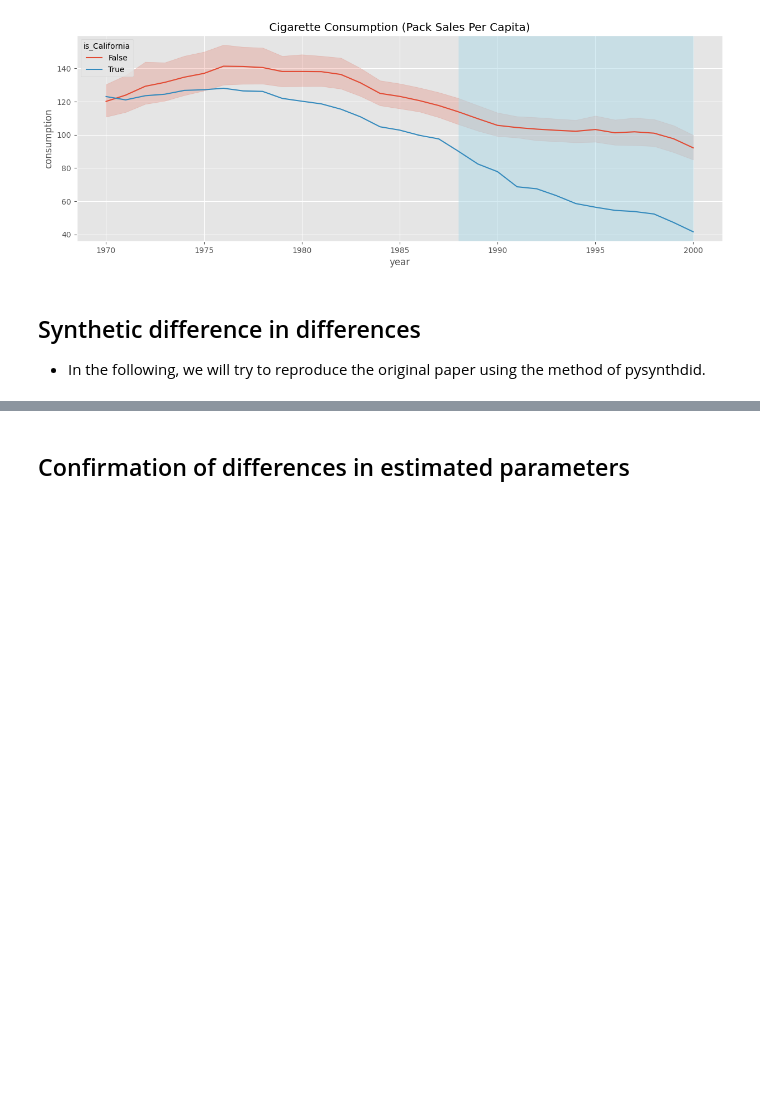
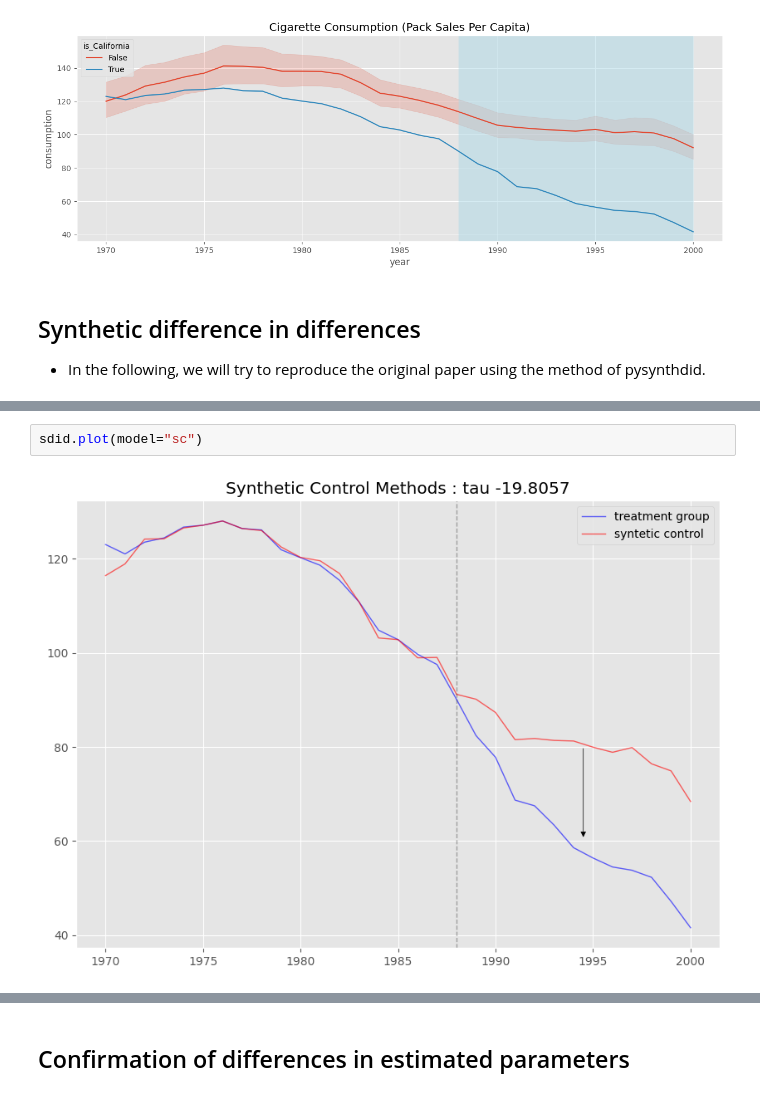
Before and after one commit to MasaAsami/pysynthdid, a Jupyter notebook: notebook/ReproductionExperiment_CaliforniaSmoking.ipynb, the cells around one changed output, grey strips where cells are left out. Saved outputs shown, nothing was run; the diff lists cells and outputs as text; blank space fills up the shorter version.

```diff
--- a/notebook/ReproductionExperiment_CaliforniaSmoking.ipynb
+++ b/notebook/ReproductionExperiment_CaliforniaSmoking.ipynb
@@ -96,0 +99,4 @@ sdid.plot(model="sdid")
+# %%
+sdid.plot(model="sc")
+# %% [output]
+[figure, added]
```
Also changed, not shown: parts of 10 cells of this notebook, 3 other files.
